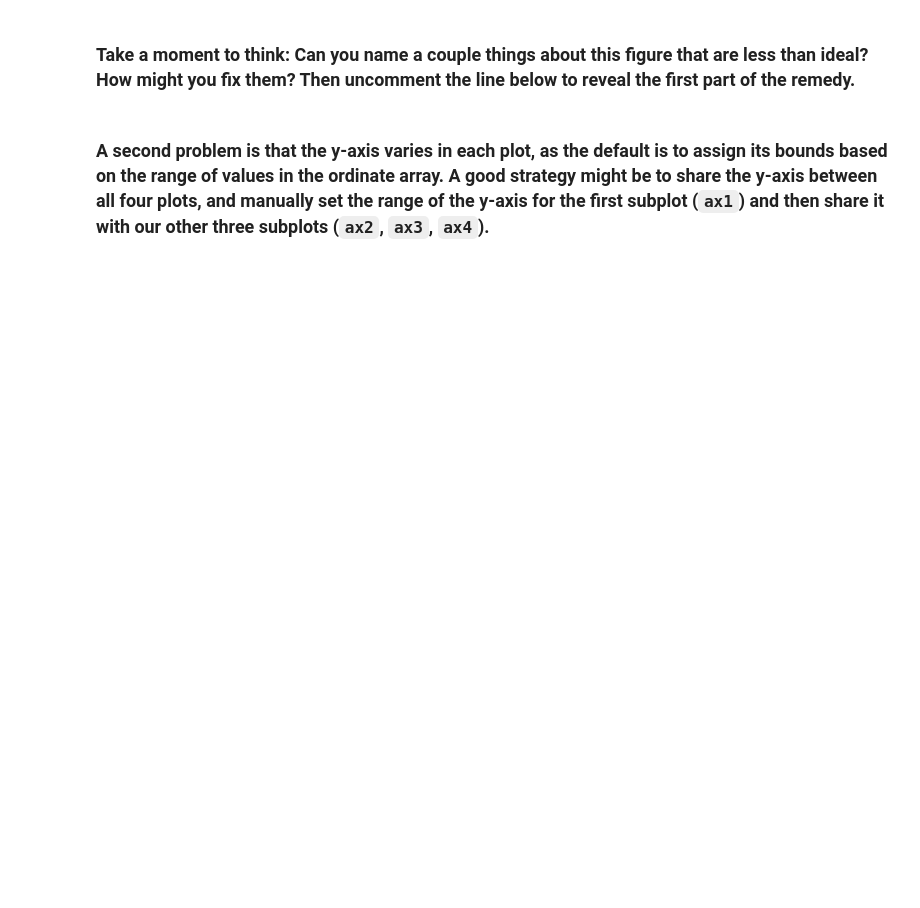
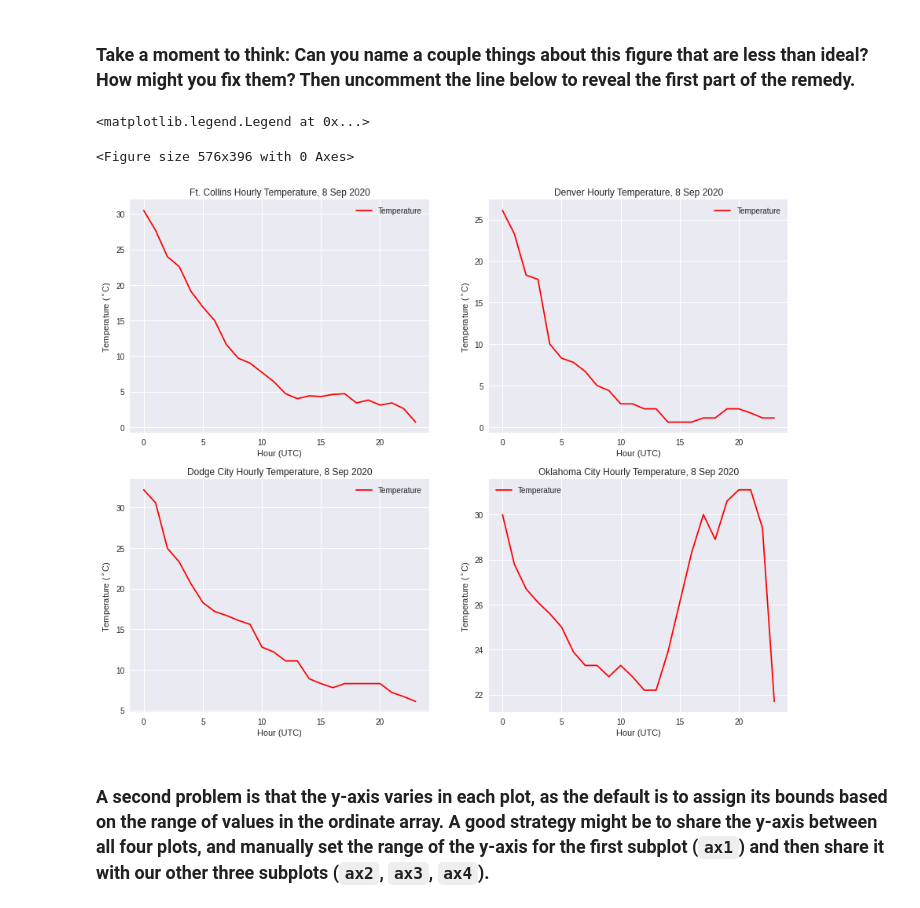
Before and after one commit to ChrisLarryLaw08/matplotl, a Jupyter notebook: 02_Matplotlib_LinePlots.ipynb, the cells around one changed output. Saved outputs shown, nothing was run; the diff lists cells and outputs as text; code cells hidden in the pictures; blank space fills up the shorter version.

Commit message:
Finish up plots of temp and dewpoint

```diff
--- a/02_Matplotlib_LinePlots.ipynb
+++ b/02_Matplotlib_LinePlots.ipynb
@@ -255,3 +256,44 @@ ax4.legend(loc="best")
+# %%
+# %load /spare11/atm533/common/week3/02b.py
+"""
+Solution for 02b
+"""
+# First fix: make the figure bigger, and use Pyplot's tight_layout feature.
+
+plt.tight_layout()
+fig = plt.figure(figsize=(15,12))
+
+ax1 = fig.add_subplot(2,2,1)
+ax1.set_xlabel ('Hour (UTC)')
+ax1.set_ylabel ('Temperature ($^\circ$C)')
+ax1.set_title ("Ft. Collins Hourly Temperature, 8 Sep 2020")
+ax1.plot (hours, fcsTemp,color='red', label='Temperature')
+ax1.legend(loc="best")
+
+ax2 = fig.add_subplot(2,2,2)
+ax2.set_xlabel ('Hour (UTC)')
+ax2.set_ylabel ('Temperature ($^\circ$C)')
+ax2.set_title ("Denver Hourly Temperature, 8 Sep 2020")
+ax2.plot (hours, denTemp,color='red', label='Temperature')
+ax2.legend(loc="best")
+
+ax3 = fig.add_subplot(2,2,3)
+ax3.set_xlabel ('Hour (UTC)')
+ax3.set_ylabel ('Temperature ($^\circ$C)')
+ax3.set_title ("Dodge City Hourly Temperature, 8 Sep 2020")
+ax3.plot (hours, ddcTemp,color='red', label='Temperature')
+ax3.legend(loc="best")
+
+ax4 = fig.add_subplot(2,2,4)
+ax4.set_xlabel ('Hour (UTC)')
+ax4.set_ylabel ('Temperature ($^\circ$C)')
+ax4.set_title ("Oklahoma City Hourly Temperature, 8 Sep 2020")
+ax4.plot (hours, okcTemp,color='red', label='Temperature')
+ax4.legend(loc="best")
+# %% [output]
+<matplotlib.legend.Legend at 0x...>
+<Figure size 576x396 with 0 Axes>
+[figure, added]
 # %% [markdown]
 ### A second problem is that the y-axis varies in each plot, as the default is to assign its bounds based on the range of values in the ordinate array. A good strategy might be to share the y-axis between all four plots, and manually set the range of the y-axis for the first subplot (`ax1`) and then share it with our other three subplots (`ax2`, `ax3`, `ax4`).
 # %%
```
Also changed, not shown: parts of 5 cells of this notebook, 1 other file.
